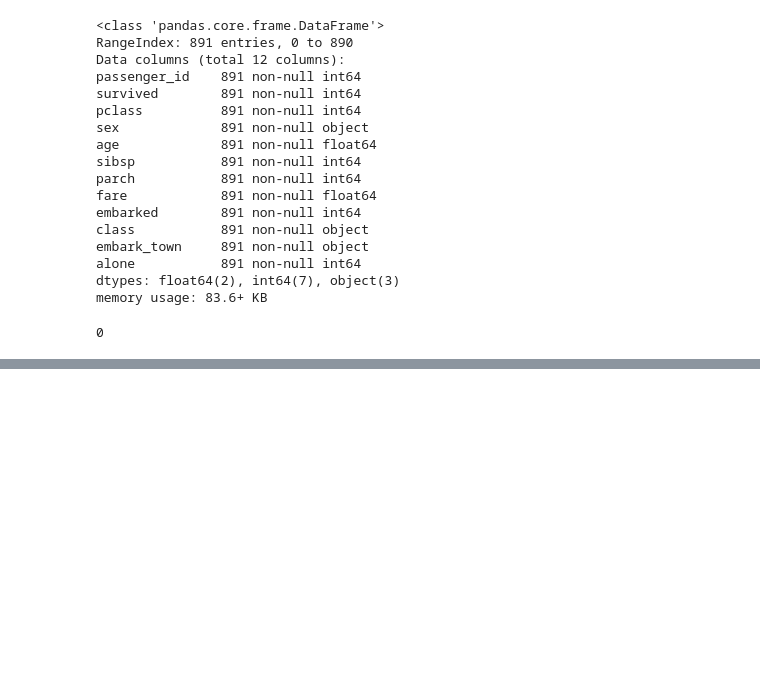
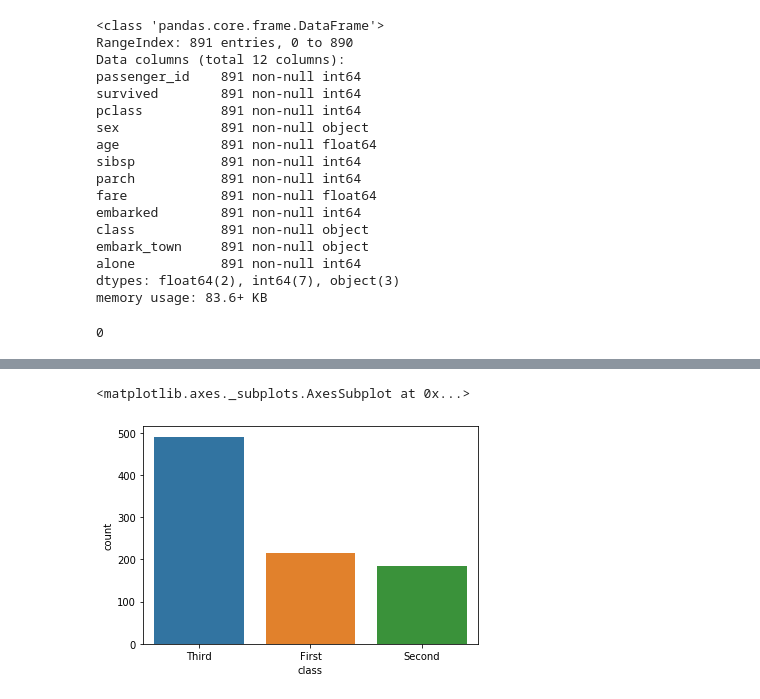
Before and after one commit to flambuth/ds-methodologies-exercises, a Jupyter notebook: classification/data_prep.ipynb, the cells around one changed output, grey strips where cells are left out. Drawn from its saved outputs; the diff is of its cells as text; code cells hidden in the pictures; blank space fills up the shorter version.

```diff
--- a/classification/data_prep.ipynb
+++ b/classification/data_prep.ipynb
@@ -244,0 +257,5 @@ df_titanic.age.isnull().sum()
+# %%
+sns.countplot(x='class',data=df_titanic)
+# %% [output]
+<matplotlib.axes._subplots.AxesSubplot at 0x...>
+[figure, added]
```
Also changed, not shown: parts of 22 cells of this notebook, 1 other file.
